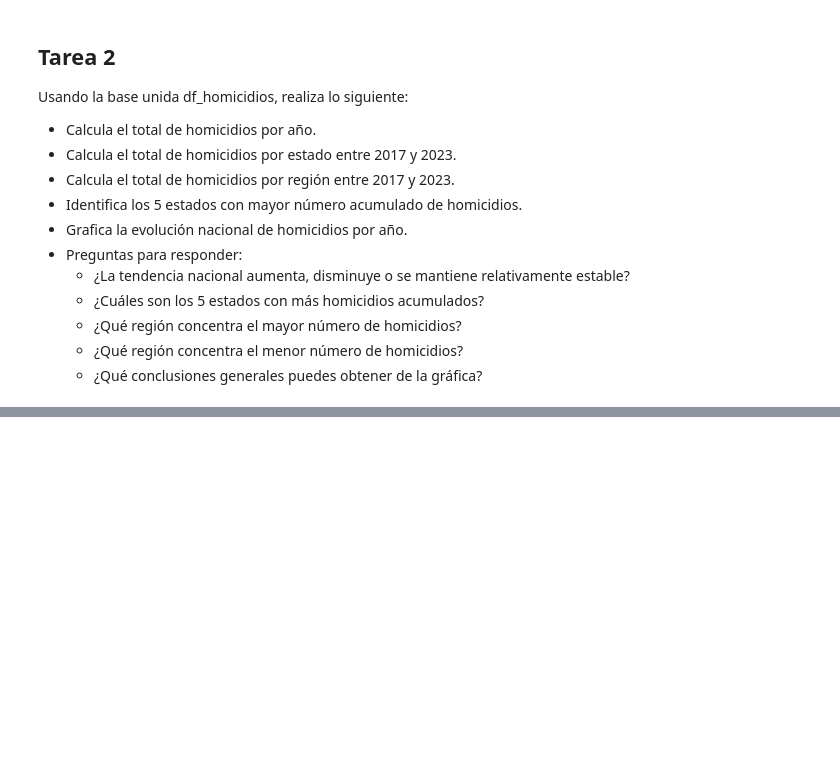
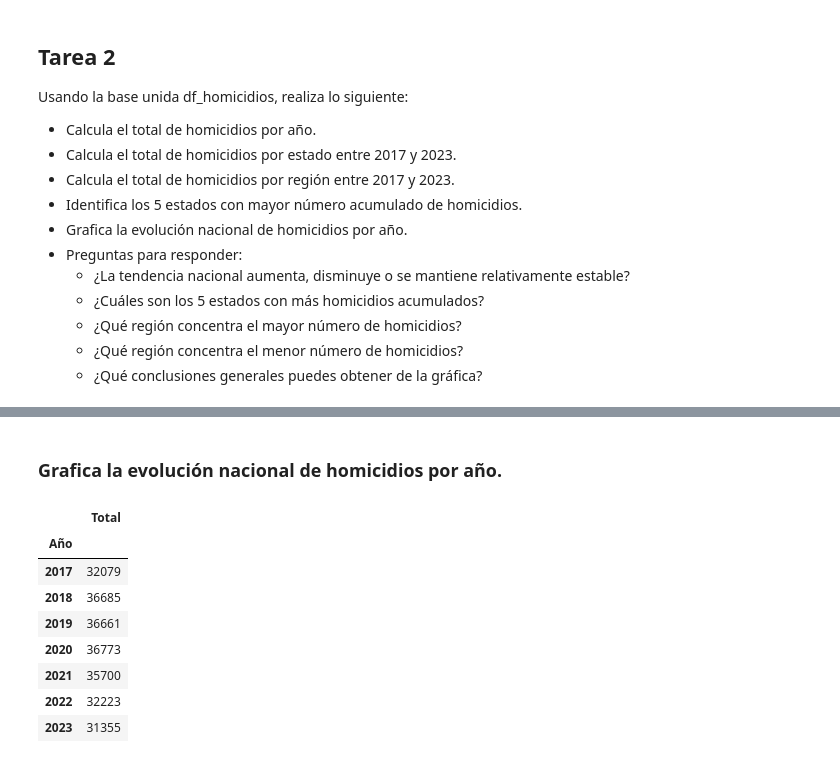
Before and after one commit to CarlosManuelMartinezMartinez/Mini-Curso-Python, a Jupyter notebook: Tarea Clase 4.ipynb, the cells around one changed output, grey strips where cells are left out. Cells and saved outputs as stored; diff of their text form; code cells hidden in the pictures; blank space fills up the shorter version.

```diff
--- a/Tarea Clase 4.ipynb
+++ b/Tarea Clase 4.ipynb
@@ -123,0 +282,16 @@ Usando la base unida df_homicidios, realiza lo siguiente:
+# %% [markdown]
+### Grafica la evolución nacional de homicidios por año.
+# %%
+resumen_año = df_homicidios.groupby("Año")["Total"].sum()
+ev=resumen_año.to_frame()
+ev
+# %% [output]
+|  | Total |
+| Año |  |
+| 2017 | 32079 |
+| 2018 | 36685 |
+| 2019 | 36661 |
+| 2020 | 36773 |
+| 2021 | 35700 |
+| 2022 | 32223 |
+| 2023 | 31355 |
```
Also changed, not shown: parts of 19 cells of this notebook.
